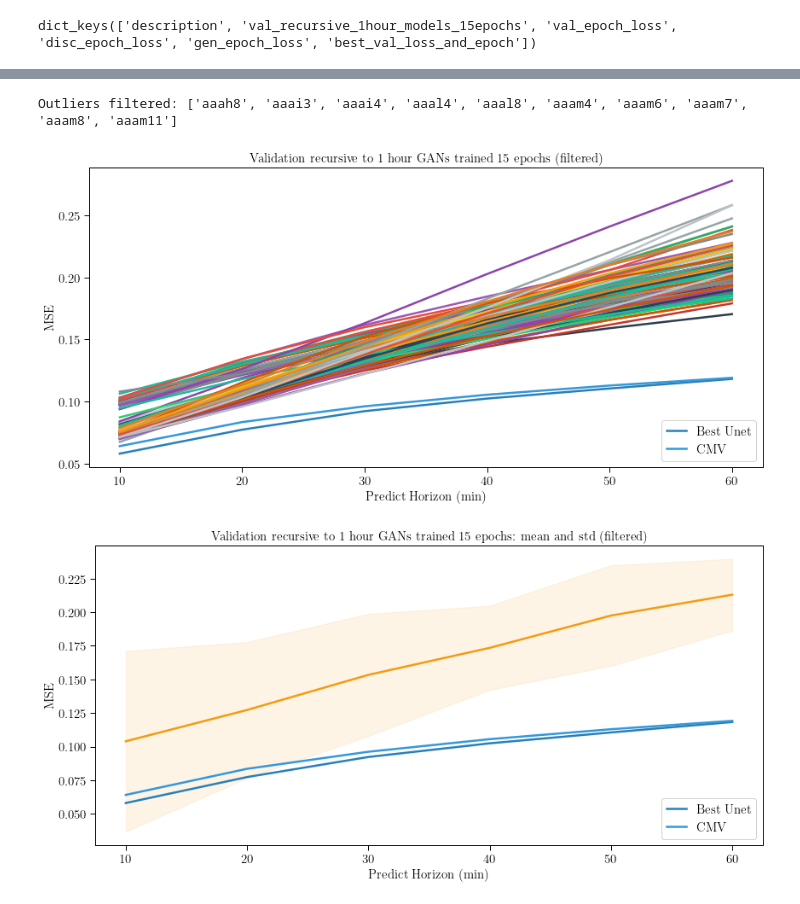
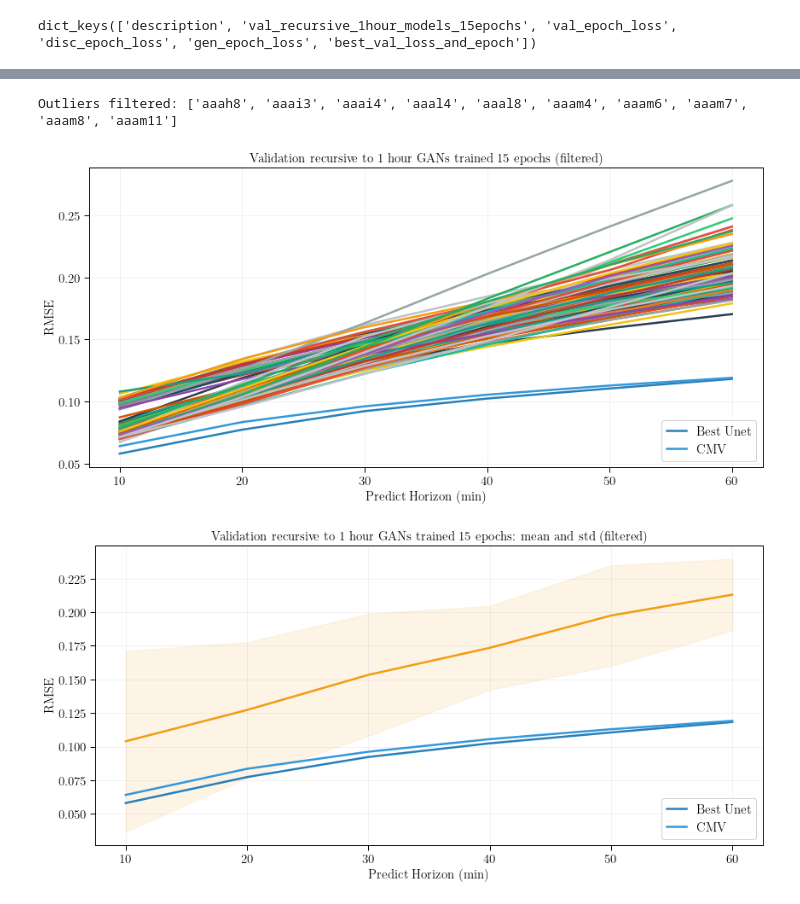
Before and after one commit to francomozo/deepCloud-latex-plots, a Jupyter notebook: deepCloud_doc_plots.ipynb, the cells around one changed output, grey strips where cells are left out. Saved outputs shown, nothing was run; the diff lists cells and outputs as text; code cells hidden in the pictures.

```diff
--- a/deepCloud_doc_plots.ipynb
+++ b/deepCloud_doc_plots.ipynb
@@ -2,9 +2,11 @@
 import matplotlib.pyplot as plt
 import numpy as np
 from src.options import Colors, Linestyles
+from src.aux_function import *
 import json
 
 fontSize = 15
+save_fig = True
 # %% [markdown]
 # ===================== Plot of graphs for results of the first gan gs experiment =====================
 # %%
@@ -24,8 +26,8 @@ cmv = [0.06407604, 0.08347717, 0.09616664, 0.10551146, 0.11290251, 0.119154]
 outputs = gan_experiments['val_recursive_1hour_models_15epochs']
 
 # 1.1) Plot all values witout filtering
+colors = [Colors.random_color(del_subpalettes=['blues']) for i in range(104)]
 
-save_fig = False
 show_legend = True
 
 # Enable latex text edit
@@ -40,12 +42,13 @@ ax = fig.add_subplot(1, 1, 1)
 # Labels and Title
 ax.set_title(r'Validation recursive to 1 hour GANs trained 15 epochs (unfiltered) ', fontsize=fontSize)
 ax.set_xlabel(r'Predict Horizon (min)', fontsize=fontSize)
-ax.set_ylabel(r'MSE', fontsize=fontSize)
+ax.set_ylabel(r'RMSE', fontsize=fontSize)
 
 
 # Tick size
 ax.xaxis.set_tick_params(labelsize=fontSize)
 ax.yaxis.set_tick_params(labelsize=fontSize)
+ax.grid(alpha=.2)
 
 # Thicknes and axis colors
 for axis in ['top','bottom','left','right']:
@@ -53,8 +56,10 @@ for axis in ['top','bottom','left','right']:
 ax.tick_params(direction='out', length=6, width=1, colors='k')
 
 # Plotting
+i = 0
 for k in outputs.keys():
-    ax.plot(range(10, 70, 10), outputs[k], color=Colors.random_color(del_subpalettes=['blues']), linewidth=2.5)
+    ax.plot(range(10, 70, 10), outputs[k], color=colors[i], linewidth=2.5)
+    i +=1
 
 ax.plot(range(10, 70, 10), best_unet, color=Colors.belizeHole, linewidth=2.5, label=r'Best Unet')
 ax.plot(range(10, 70, 10), cmv, color=Colors.peterRiver, linewidth=2.5, label=r'CMV')
@@ -67,7 +72,7 @@ if show_legend:
 # Save figure as PDF
 if save_fig:
     fig.tight_layout()
-    fig.savefig('./plot_name.pdf')
+    fig.savefig('./gan_plot11_validation_recursive_1hr_models_trained_15epochs_unfiltered.pdf')
 
 plt.tight_layout()
 plt.show()
@@ -82,7 +87,6 @@ for k in outputs.keys():
         outlier_exps.append(k)
 print(f'Outliers filtered: {outlier_exps}')
 
-save_fig = False
 show_legend = True
 
 # Enable latex text edit
@@ -97,41 +101,43 @@ ax = fig.add_subplot(1, 1, 1)
 # Labels and Title
 ax.set_title(r'Validation recursive to 1 hour GANs trained 15 epochs (filtered) ', fontsize=fontSize)
 ax.set_xlabel(r'Predict Horizon (min)', fontsize=fontSize)
-ax.set_ylabel(r'MSE', fontsize=fontSize)
+ax.set_ylabel(r'RMSE', fontsize=fontSize)
 
 
 # Tick size
 ax.xaxis.set_tick_params(labelsize=fontSize)
 ax.yaxis.set_tick_params(labelsize=fontSize)
+ax.grid(alpha=.2)
 
 # Thicknes and axis colors
 for axis in ['top','bottom','left','right']:
     ax.spines[axis].set_linewidth(1.0)
 ax.tick_params(direction='out', length=6, width=1, colors='k')
 
 # Plotting
+i = 0
 for k in outputs.keys():
     if k not in outlier_exps:
-        ax.plot(range(10, 70, 10), outputs[k], color=Colors.random_color(del_subpalettes=['blues']), linewidth=2.5)
-
+        ax.plot(range(10, 70, 10), outputs[k], color=colors[i], linewidth=2.5)
+    i += 1
 ax.plot(range(10, 70, 10), best_unet, color=Colors.belizeHole, linewidth=2.5, label=r'Best Unet')
 ax.plot(range(10, 70, 10), cmv, color=Colors.peterRiver, linewidth=2.5, label=r'CMV')
 
 # Text over plots
 if show_legend:
     ax.legend(shadow=False, loc=4, handlelength=1.5,
             fontsize=fontSize, framealpha=0.9)
 
 # Save figure as PDF
 if save_fig:
     fig.tight_layout()
-    fig.savefig('./plot_name.pdf')
+    fig.savefig('./gan_plot12_validation_recursive_1hr_models_trained_15epochs_filtered.pdf')
 
 plt.tight_layout()
 plt.show()
 # %% [output]
 Outliers filtered: ['aaah8', 'aaai3', 'aaai4', 'aaal4', 'aaal8', 'aaam4', 'aaam6', 'aaam7', 'aaam8', 'aaam11']
-[figure, old version]
+[figure, new version]
 # %%
 # 1.3) Plot mean and std for all models (filtered)
 
```
Also changed, not shown: parts of 19 cells of this notebook, 4 other files.
